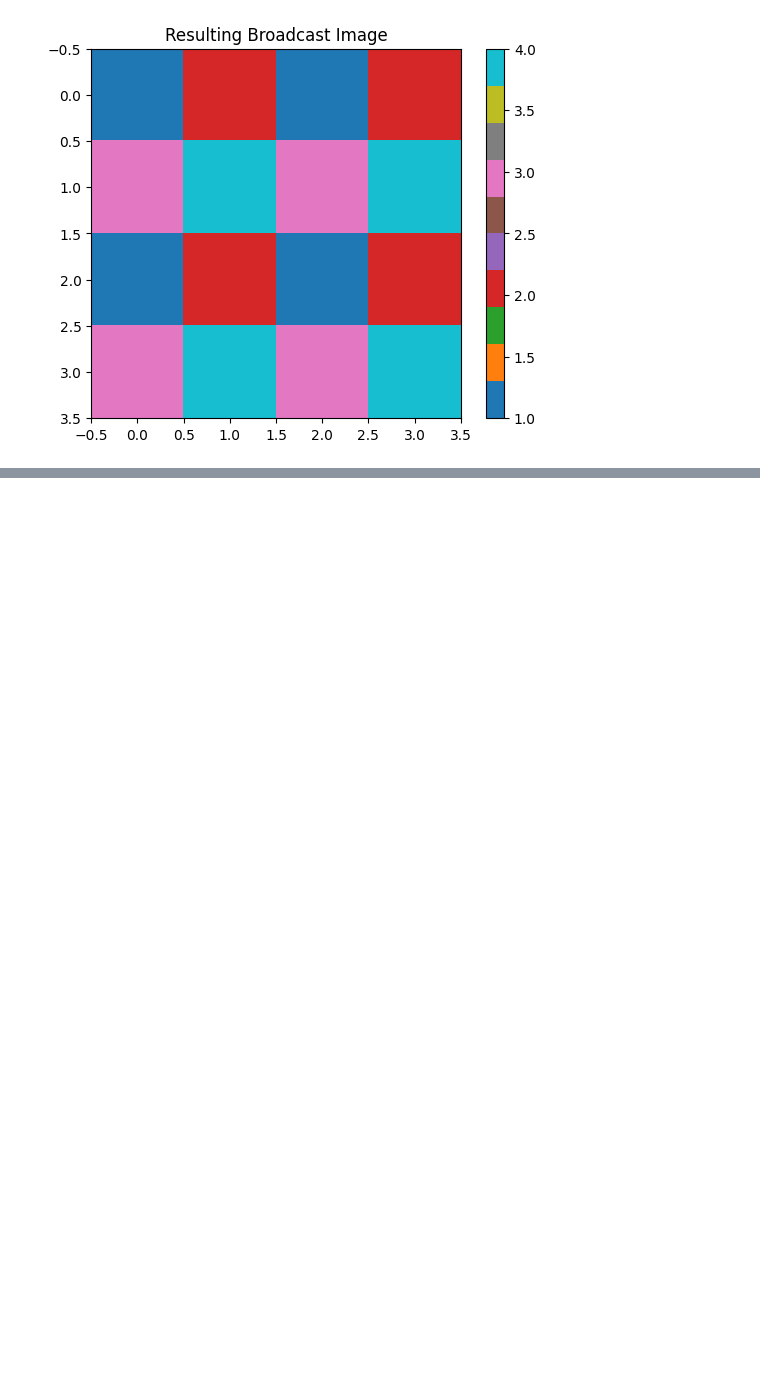
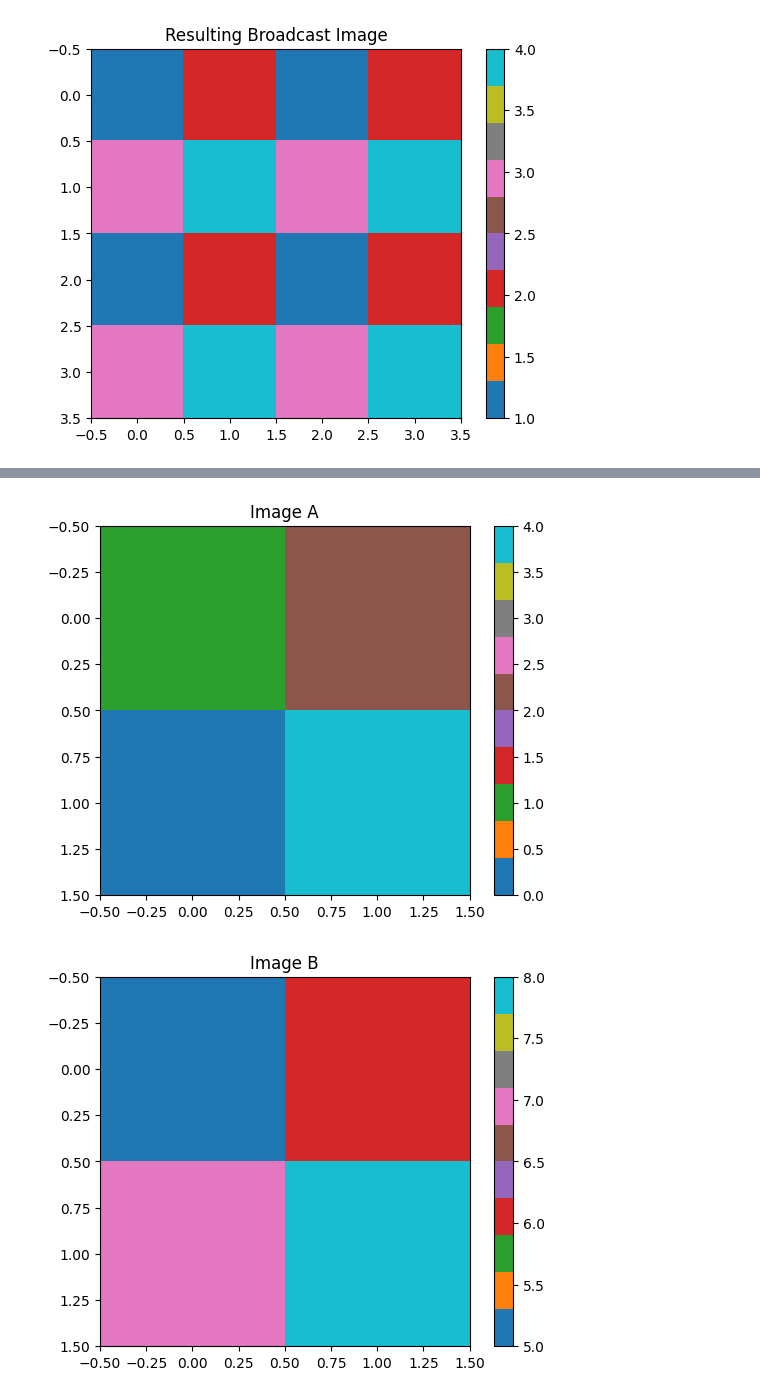
Before and after one commit to saisurbehera/arclang, a Jupyter notebook: random/testing.ipynb, the cells around one changed output, grey strips where cells are left out. Cells and saved outputs as stored; diff of their text form; code cells hidden in the pictures; blank space fills up the shorter version.

```diff
--- a/random/testing.ipynb
+++ b/random/testing.ipynb
@@ -1047,0 +1179,30 @@ visualize_image(result, "Resulting Broadcast Image")
+# %%
+def outer_product_si(a: Image, b: Image) -> Image:
+    if a.w * b.w > 100 or a.h * b.h > 100 or a.w * b.w * a.h * b.h > 1600:
+        return Image()  # bad image
+    ret = Image.empty(0, 0, a.w * b.w, a.h * b.h)
+    for i in range(a.h):
+        for j in range(a.w):
+            for k in range(b.h):
+                for l in range(b.w):
+                    ret[i*b.h + k, j*b.w + l] = (a[i, j] > 0) * b[k, l]
+    return ret
+
+def visualize_image(image: Image, title: str):
+    plt.imshow(image.mask, cmap='tab10')
+    plt.colorbar()
+    plt.title(title)
+    plt.show()
+
+# Example usage and visualization
+a = Image(0, 0, 2, 2, [[1, 2], [0, 4]])
+b = Image(0, 0, 2, 2, [[5, 6], [7, 8]])
+result = outer_product_si(a, b)
+
+# Visualize the images
+visualize_image(a, "Image A")
+visualize_image(b, "Image B")
+visualize_image(result, "Resulting Outer Product SI Image")
+# %% [output]
+[figure, added]
+[figure, added]
```
Also changed, not shown: parts of 44 cells of this notebook, 5 other files.
